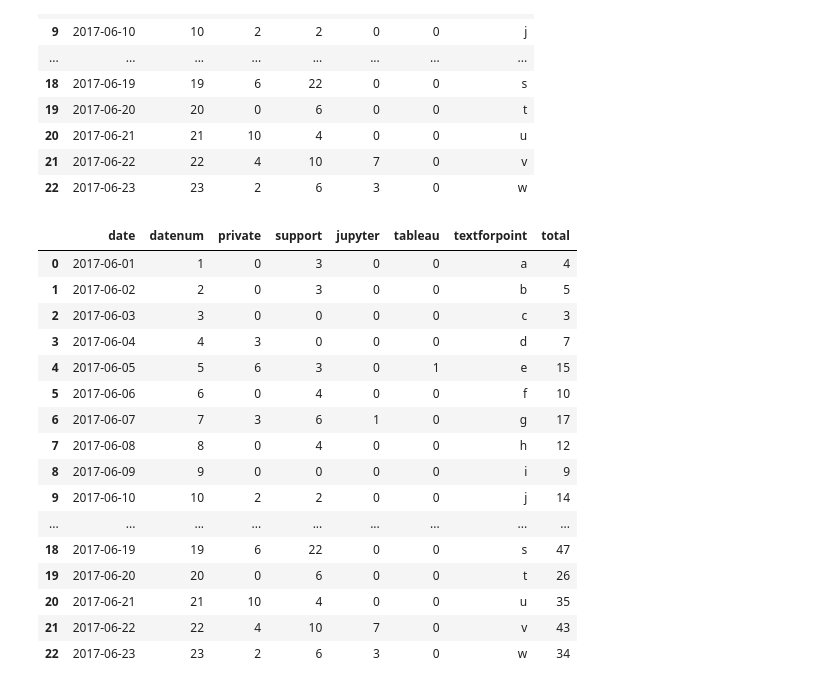
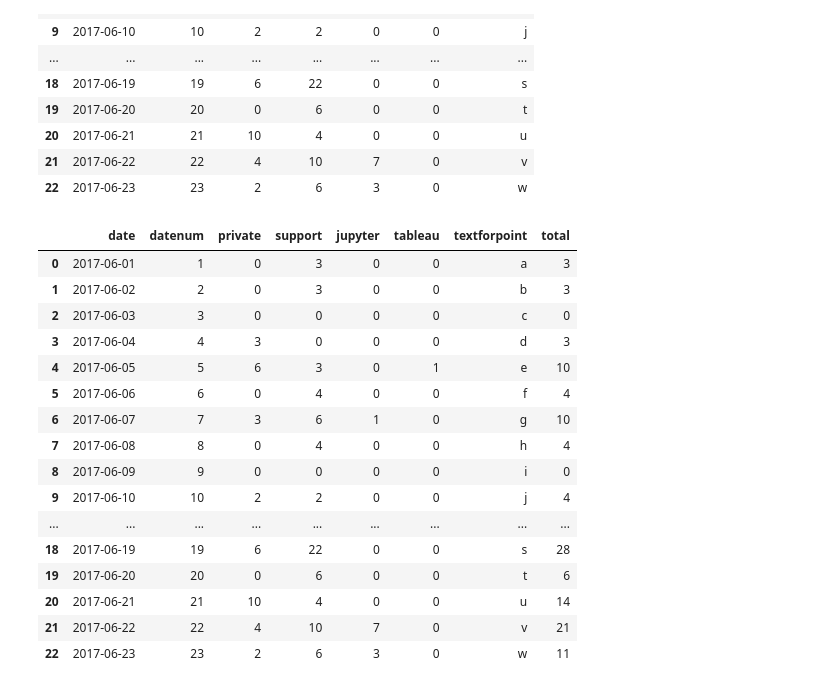
Before and after one commit to gillespilon/jupyter, a Jupyter notebook: kpis/kpis.ipynb, the cells around one changed output. Saved outputs shown, nothing was run; the diff lists cells and outputs as text; code cells hidden in the pictures.

```diff
--- a/kpis/kpis.ipynb
+++ b/kpis/kpis.ipynb
@@ -28,23 +28,25 @@ commits
 | 21 | 2017-06-22 | 22 | 4 | 10 | 7 | 0 | v |
 | 22 | 2017-06-23 | 23 | 2 | 6 | 3 | 0 | w |
 # %%
-commits['total'] = commits.sum(axis=1)
+#commits['total'] = commits.sum(axis=1)
+#commits
+commits['total']= commits.private + commits.support + commits.jupyter + commits.tableau
 commits
 # %% [output]
 |  | date | datenum | private | support | jupyter | tableau | textforpoint | total |
-| 0 | 2017-06-01 | 1 | 0 | 3 | 0 | 0 | a | 4 |
-| 1 | 2017-06-02 | 2 | 0 | 3 | 0 | 0 | b | 5 |
-| 2 | 2017-06-03 | 3 | 0 | 0 | 0 | 0 | c | 3 |
-| 3 | 2017-06-04 | 4 | 3 | 0 | 0 | 0 | d | 7 |
-| 4 | 2017-06-05 | 5 | 6 | 3 | 0 | 1 | e | 15 |
-| 5 | 2017-06-06 | 6 | 0 | 4 | 0 | 0 | f | 10 |
-| 6 | 2017-06-07 | 7 | 3 | 6 | 1 | 0 | g | 17 |
-| 7 | 2017-06-08 | 8 | 0 | 4 | 0 | 0 | h | 12 |
-| 8 | 2017-06-09 | 9 | 0 | 0 | 0 | 0 | i | 9 |
-| 9 | 2017-06-10 | 10 | 2 | 2 | 0 | 0 | j | 14 |
+| 0 | 2017-06-01 | 1 | 0 | 3 | 0 | 0 | a | 3 |
+| 1 | 2017-06-02 | 2 | 0 | 3 | 0 | 0 | b | 3 |
+| 2 | 2017-06-03 | 3 | 0 | 0 | 0 | 0 | c | 0 |
+| 3 | 2017-06-04 | 4 | 3 | 0 | 0 | 0 | d | 3 |
+| 4 | 2017-06-05 | 5 | 6 | 3 | 0 | 1 | e | 10 |
+| 5 | 2017-06-06 | 6 | 0 | 4 | 0 | 0 | f | 4 |
+| 6 | 2017-06-07 | 7 | 3 | 6 | 1 | 0 | g | 10 |
+| 7 | 2017-06-08 | 8 | 0 | 4 | 0 | 0 | h | 4 |
+| 8 | 2017-06-09 | 9 | 0 | 0 | 0 | 0 | i | 0 |
+| 9 | 2017-06-10 | 10 | 2 | 2 | 0 | 0 | j | 4 |
 | ... | ... | ... | ... | ... | ... | ... | ... | ... |
-| 18 | 2017-06-19 | 19 | 6 | 22 | 0 | 0 | s | 47 |
-| 19 | 2017-06-20 | 20 | 0 | 6 | 0 | 0 | t | 26 |
-| 20 | 2017-06-21 | 21 | 10 | 4 | 0 | 0 | u | 35 |
-| 21 | 2017-06-22 | 22 | 4 | 10 | 7 | 0 | v | 43 |
-| 22 | 2017-06-23 | 23 | 2 | 6 | 3 | 0 | w | 34 |
+| 18 | 2017-06-19 | 19 | 6 | 22 | 0 | 0 | s | 28 |
+| 19 | 2017-06-20 | 20 | 0 | 6 | 0 | 0 | t | 6 |
+| 20 | 2017-06-21 | 21 | 10 | 4 | 0 | 0 | u | 14 |
+| 21 | 2017-06-22 | 22 | 4 | 10 | 7 | 0 | v | 21 |
+| 22 | 2017-06-23 | 23 | 2 | 6 | 3 | 0 | w | 11 |
```
Also changed, not shown: parts of 2 cells of this notebook.
